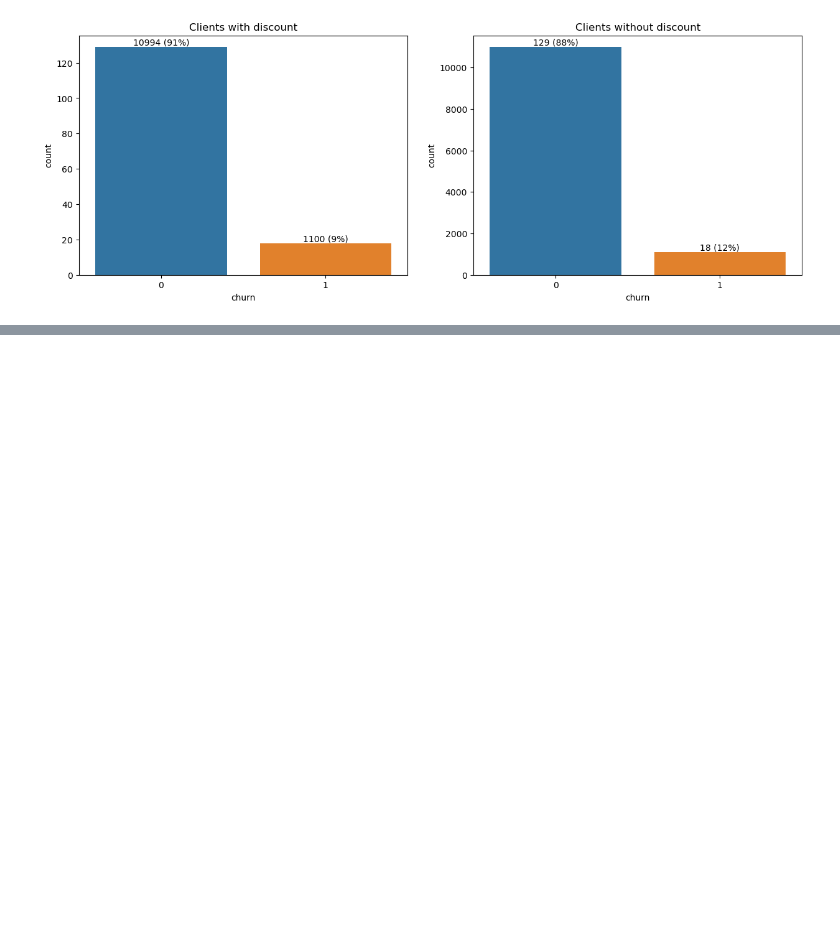
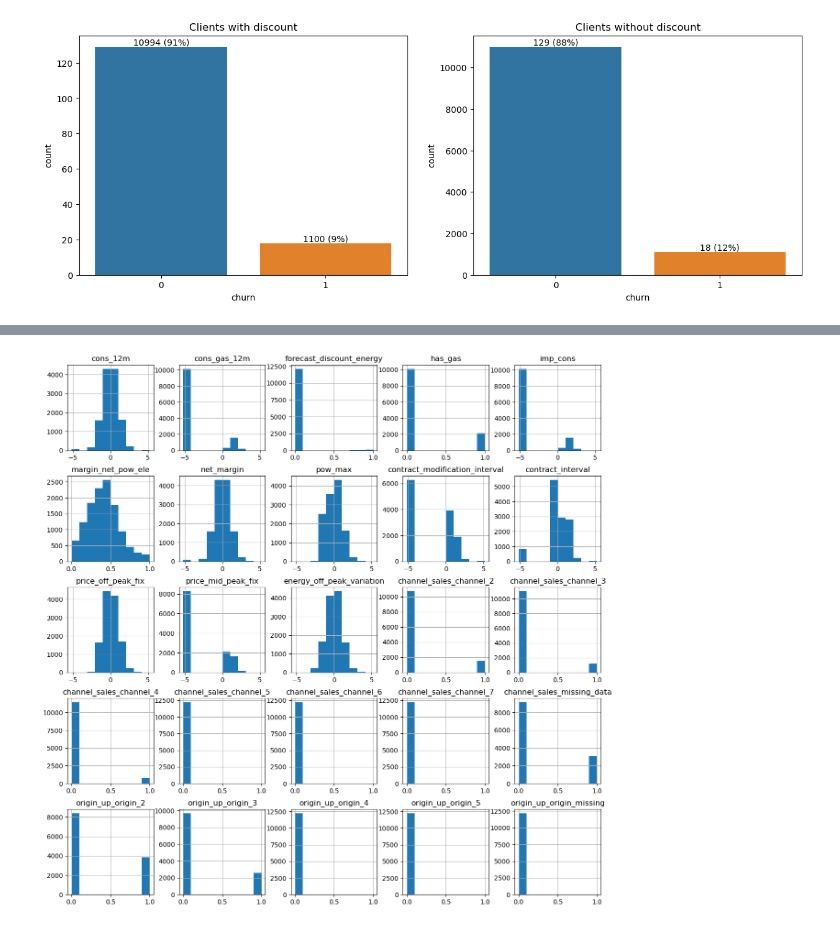
Before and after one commit to RU-Insane/Churn-Prediction-and-Analysis, a Jupyter notebook: Stat Modeling - Logistics Regression v1.ipynb, the cells around one changed output, grey strips where cells are left out. Saved outputs shown, nothing was run; the diff lists cells and outputs as text; code cells hidden in the pictures; blank space fills up the shorter version.

```diff
--- a/Stat Modeling - Logistics Regression v1.ipynb
+++ b/Stat Modeling - Logistics Regression v1.ipynb
@@ -488,0 +570,19 @@ plt.show()
+# %%
+x_scaled = pd.DataFrame(MinMaxScaler().fit_transform(x),columns=x.columns)
+q_trans = QuantileTransformer(output_distribution="normal")
+x_scaled['cons_12m'] = q_trans.fit_transform(x_scaled['cons_12m'].values.reshape(-1, 1))
+x_scaled['net_margin'] = q_trans.fit_transform(x_scaled['net_margin'].values.reshape(-1, 1))
+x_scaled['pow_max'] = q_trans.fit_transform(x_scaled['pow_max'].values.reshape(-1, 1))
+x_scaled['contract_modification_interval'] = q_trans.fit_transform(x_scaled['contract_modification_interval'].values.reshape(-1, 1))
+x_scaled['contract_interval'] = q_trans.fit_transform(x_scaled['contract_interval'].values.reshape(-1, 1))
+x_scaled['price_off_peak_fix'] = q_trans.fit_transform(x_scaled['price_off_peak_fix'].values.reshape(-1, 1))
+x_scaled['price_mid_peak_fix'] = q_trans.fit_transform(x_scaled['price_mid_peak_fix'].values.reshape(-1, 1))
+x_scaled['energy_off_peak_variation'] = q_trans.fit_transform(x_scaled['energy_off_peak_variation'].values.reshape(-1, 1))
+x_scaled['cons_gas_12m'] = q_trans.fit_transform(x_scaled['cons_gas_12m'].values.reshape(-1, 1))
+x_scaled['imp_cons'] = q_trans.fit_transform(x_scaled['cons_gas_12m'].values.reshape(-1, 1))
+# %%
+#Distribution of features after transformation
+x_scaled.hist(figsize=(15,15),bins=10)
+plt.show()
+# %% [output]
+[figure, added]
```
Also changed, not shown: parts of 17 cells of this notebook.
